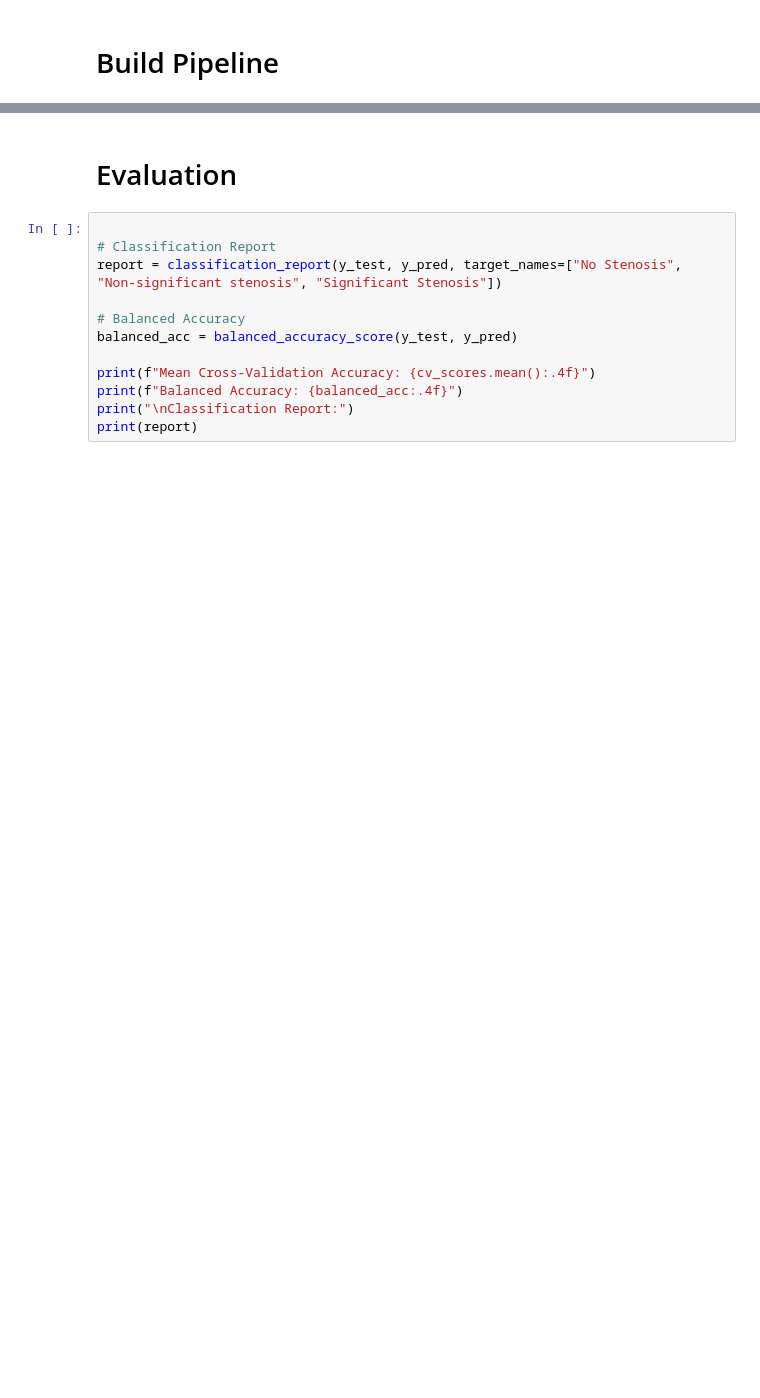
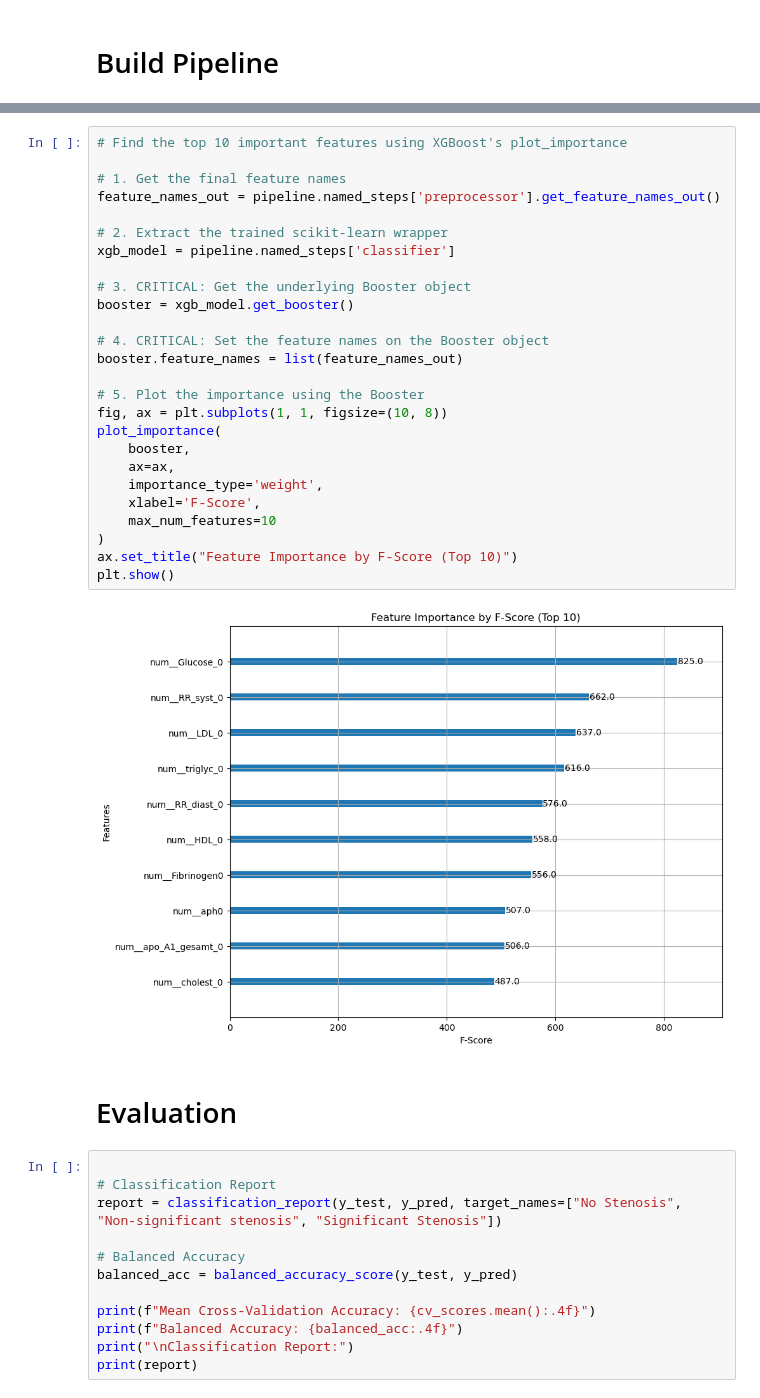
Before and after one commit to samuellukaswidmer/Bachelorproject-HS25, a Jupyter notebook: xg-boost-multiclass-classification.ipynb, the cells around one changed output, grey strips where cells are left out. Drawn from its saved outputs; the diff is of its cells as text; blank space fills up the shorter version.

Commit message:
feature selection and model refinement for xgboost classification

```diff
--- a/xg-boost-multiclass-classification.ipynb
+++ b/xg-boost-multiclass-classification.ipynb
@@ -124,3 +215,31 @@ y_pred = pipeline.predict(X_test)
+# %%
+# Find the top 10 important features using XGBoost's plot_importance
+
+# 1. Get the final feature names
+feature_names_out = pipeline.named_steps['preprocessor'].get_feature_names_out()
+
+# 2. Extract the trained scikit-learn wrapper
+xgb_model = pipeline.named_steps['classifier']
+
+# 3. CRITICAL: Get the underlying Booster object
+booster = xgb_model.get_booster()
+
+# 4. CRITICAL: Set the feature names on the Booster object
+booster.feature_names = list(feature_names_out)
+
+# 5. Plot the importance using the Booster
+fig, ax = plt.subplots(1, 1, figsize=(10, 8))
+plot_importance(
+    booster,
+    ax=ax,
+    importance_type='weight',
+    xlabel='F-Score',
+    max_num_features=10
+)
+ax.set_title("Feature Importance by F-Score (Top 10)")
+plt.show()
+# %% [output]
+[figure, added]
 # %% [markdown]
 # Evaluation
 # %%
```
Also changed, not shown: parts of 12 cells of this notebook, 1 other file.
